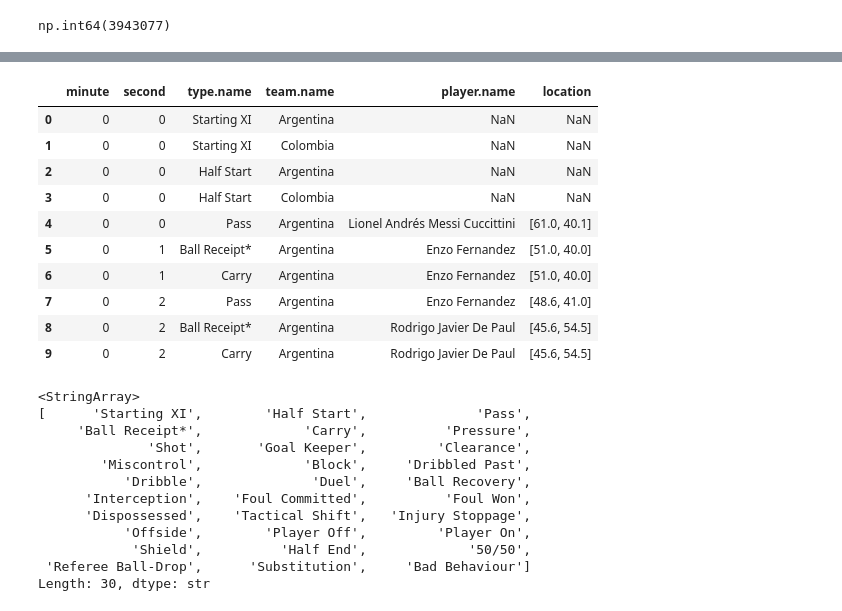
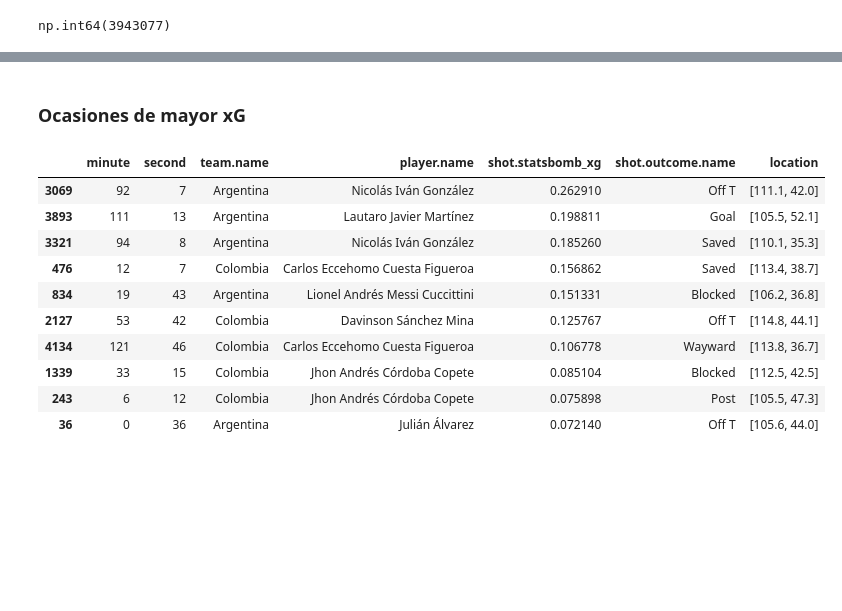
Before and after one commit to manupardo29/football-match-analysis, a Jupyter notebook: notebooks/01_primer_analisis.ipynb, the cells around one changed output, grey strips where cells are left out. Saved outputs shown, nothing was run; the diff lists cells and outputs as text; code cells hidden in the pictures; blank space fills up the shorter version.

```diff
--- a/notebooks/01_primer_analisis.ipynb
+++ b/notebooks/01_primer_analisis.ipynb
@@ -54,3 +104,5 @@ df_eventos = pd.read_json(
+# %%
+df_eventos = pd.json_normalize(datos_eventos)
 # %%
 df_eventos.shape
 # %% [output]
@@ -106,0 +159,27 @@ df_eventos_normalizado = pd.json_normalize(datos_eventos)
+# %%
+df_tiros = df_eventos[
+    df_eventos["type.name"] == "Shot"
+]
+# %%
+df_tiros_limpio = df_tiros[
+    [
+        "period",
+        "minute",
+        "second",
+        "team.name",
+        "player.name",
+        "location",
+        "shot.statsbomb_xg",
+        "shot.outcome.name",
+        "shot.body_part.name",
+        "shot.type.name"
+    ]
+].copy()
+# %%
+df_tiros_limpio["x"] = df_tiros_limpio["location"].apply(
+    lambda ubicacion: ubicacion[0]
+)
+
+df_tiros_limpio["y"] = df_tiros_limpio["location"].apply(
+    lambda ubicacion: ubicacion[1]
+)
@@ -107,38 +272,31 @@ df_eventos_normalizado = pd.json_normalize(datos_eventos)
+# %% [markdown]
+### Ocasiones de mayor xG
 # %%
-df_eventos_normalizado[
+tiros_mayor_xg = df_tiros_limpio.sort_values(
+    by="shot.statsbomb_xg",
+    ascending=False
+)
+
+tiros_mayor_xg[
     [
         "minute",
         "second",
-        "type.name",
         "team.name",
         "player.name",
+        "shot.statsbomb_xg",
+        "shot.outcome.name",
         "location"
     ]
 ].head(10)
 # %% [output]
-|  | minute | second | type.name | team.name | player.name | location |
-| 0 | 0 | 0 | Starting XI | Argentina | NaN | NaN |
-| 1 | 0 | 0 | Starting XI | Colombia | NaN | NaN |
-| 2 | 0 | 0 | Half Start | Argentina | NaN | NaN |
-| 3 | 0 | 0 | Half Start | Colombia | NaN | NaN |
-| 4 | 0 | 0 | Pass | Argentina | Lionel Andrés Messi Cuccittini | [61.0, 40.1] |
-| 5 | 0 | 1 | Ball Receipt* | Argentina | Enzo Fernandez | [51.0, 40.0] |
-| 6 | 0 | 1 | Carry | Argentina | Enzo Fernandez | [51.0, 40.0] |
-| 7 | 0 | 2 | Pass | Argentina | Enzo Fernandez | [48.6, 41.0] |
-| 8 | 0 | 2 | Ball Receipt* | Argentina | Rodrigo Javier De Paul | [45.6, 54.5] |
-| 9 | 0 | 2 | Carry | Argentina | Rodrigo Javier De Paul | [45.6, 54.5] |
+|  | minute | second | team.name | player.name | shot.statsbomb_xg | shot.outcome.name | location |
+| 3069 | 92 | 7 | Argentina | Nicolás Iván González | 0.262910 | Off T | [111.1, 42.0] |
+| 3893 | 111 | 13 | Argentina | Lautaro Javier Martínez | 0.198811 | Goal | [105.5, 52.1] |
+| 3321 | 94 | 8 | Argentina | Nicolás Iván González | 0.185260 | Saved | [110.1, 35.3] |
+| 476 | 12 | 7 | Colombia | Carlos Eccehomo Cuesta Figueroa | 0.156862 | Saved | [113.4, 38.7] |
+| 834 | 19 | 43 | Argentina | Lionel Andrés Messi Cuccittini | 0.151331 | Blocked | [106.2, 36.8] |
+| 2127 | 53 | 42 | Colombia | Davinson Sánchez Mina | 0.125767 | Off T | [114.8, 44.1] |
+| 4134 | 121 | 46 | Colombia | Carlos Eccehomo Cuesta Figueroa | 0.106778 | Wayward | [113.8, 36.7] |
+| 1339 | 33 | 15 | Colombia | Jhon Andrés Córdoba Copete | 0.085104 | Blocked | [112.5, 42.5] |
+| 243 | 6 | 12 | Colombia | Jhon Andrés Córdoba Copete | 0.075898 | Post | [105.5, 47.3] |
+| 36 | 0 | 36 | Argentina | Julián Álvarez | 0.072140 | Off T | [105.6, 44.0] |
-# %%
-df_eventos_normalizado["type.name"].unique()
-# %% [output]
-<StringArray>
-[      'Starting XI',        'Half Start',              'Pass',
-     'Ball Receipt*',             'Carry',          'Pressure',
-              'Shot',       'Goal Keeper',         'Clearance',
-        'Miscontrol',             'Block',     'Dribbled Past',
-           'Dribble',              'Duel',     'Ball Recovery',
-      'Interception',    'Foul Committed',          'Foul Won',
-      'Dispossessed',    'Tactical Shift',   'Injury Stoppage',
-           'Offside',        'Player Off',         'Player On',
-            'Shield',          'Half End',             '50/50',
- 'Referee Ball-Drop',      'Substitution',     'Bad Behaviour']
-Length: 30, dtype: str
```
Also changed, not shown: parts of 42 cells of this notebook.
